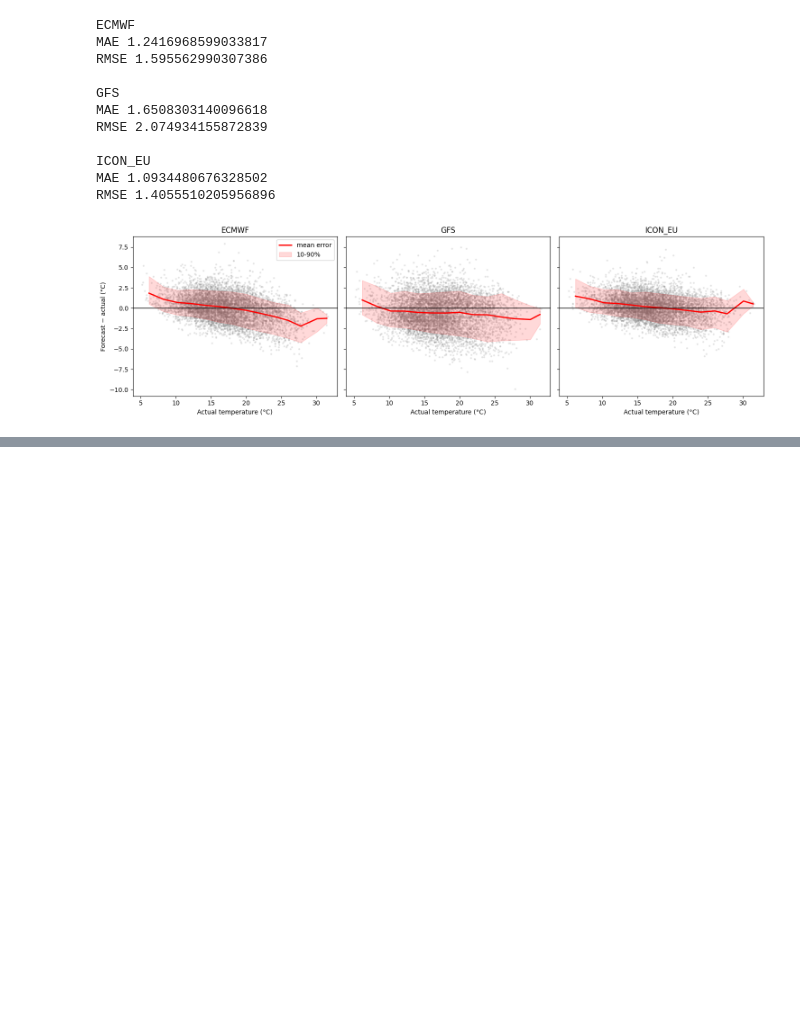
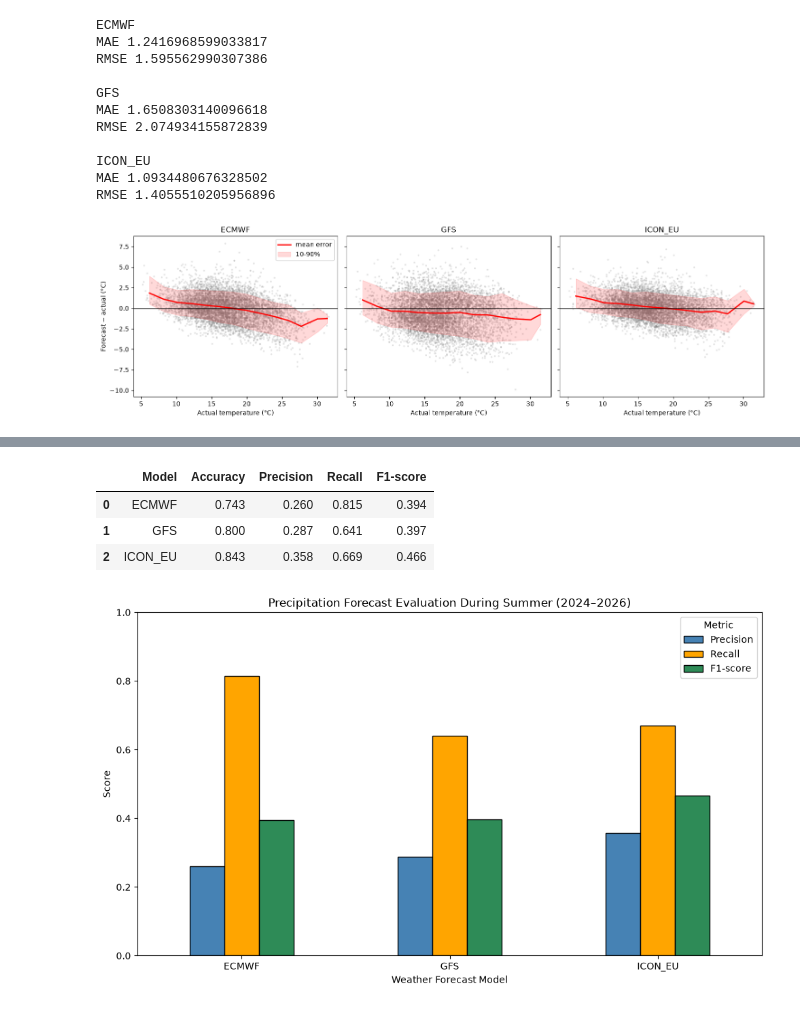
Before and after one commit to MarkenNisu/Machine_Learning_For_Weather, a Jupyter notebook: 02_forecast_evaluation.ipynb, the cells around one changed output, grey strips where cells are left out. Drawn from its saved outputs; the diff is of its cells as text; code cells hidden in the pictures; blank space fills up the shorter version.

```diff
--- a/02_forecast_evaluation.ipynb
+++ b/02_forecast_evaluation.ipynb
@@ -96,0 +103,47 @@ plt.show()
+# %%
+models = ["ECMWF", "GFS", "ICON_EU"]
+
+actual = (df["actual_precipitation"] > 0).astype(int)
+
+results = []
+
+for model in models:
+    predicted = (df[f"precipitation_{model}"] > 0).astype(int)
+
+    results.append({
+        "Model": model,
+        "Accuracy": accuracy_score(actual, predicted),
+        "Precision": precision_score(actual, predicted, zero_division=0),
+        "Recall": recall_score(actual, predicted, zero_division=0),
+        "F1-score": f1_score(actual, predicted, zero_division=0)
+    })
+
+results_df = pd.DataFrame(results)
+
+display(results_df.round(3))
+# %% [output]
+|  | Model | Accuracy | Precision | Recall | F1-score |
+| 0 | ECMWF | 0.743 | 0.260 | 0.815 | 0.394 |
+| 1 | GFS | 0.800 | 0.287 | 0.641 | 0.397 |
+| 2 | ICON_EU | 0.843 | 0.358 | 0.669 | 0.466 |
+# %%
+results_df.set_index("Model")[
+    ["Precision", "Recall", "F1-score"]
+].plot(
+    kind="bar",
+    figsize=(10, 6),
+    color=["steelblue", "orange", "seagreen"],
+    edgecolor="black",
+    rot=0
+)
+
+plt.title("Precipitation Forecast Evaluation During Summer (2024–2026)")
+plt.xlabel("Weather Forecast Model")
+plt.ylabel("Score")
+plt.ylim(0, 1)
+plt.legend(title="Metric")
+
+plt.tight_layout()
+plt.show()
+# %% [output]
+[figure, added]
```
Also changed, not shown: parts of 2 cells of this notebook, 1 other file.
